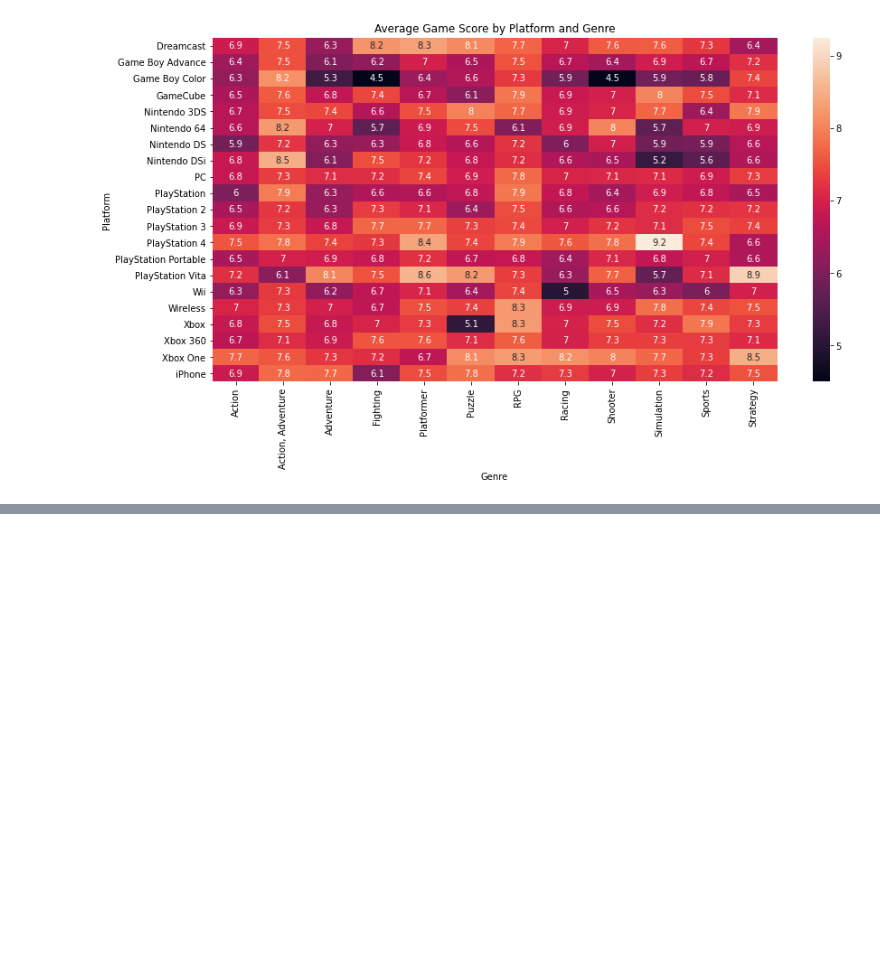
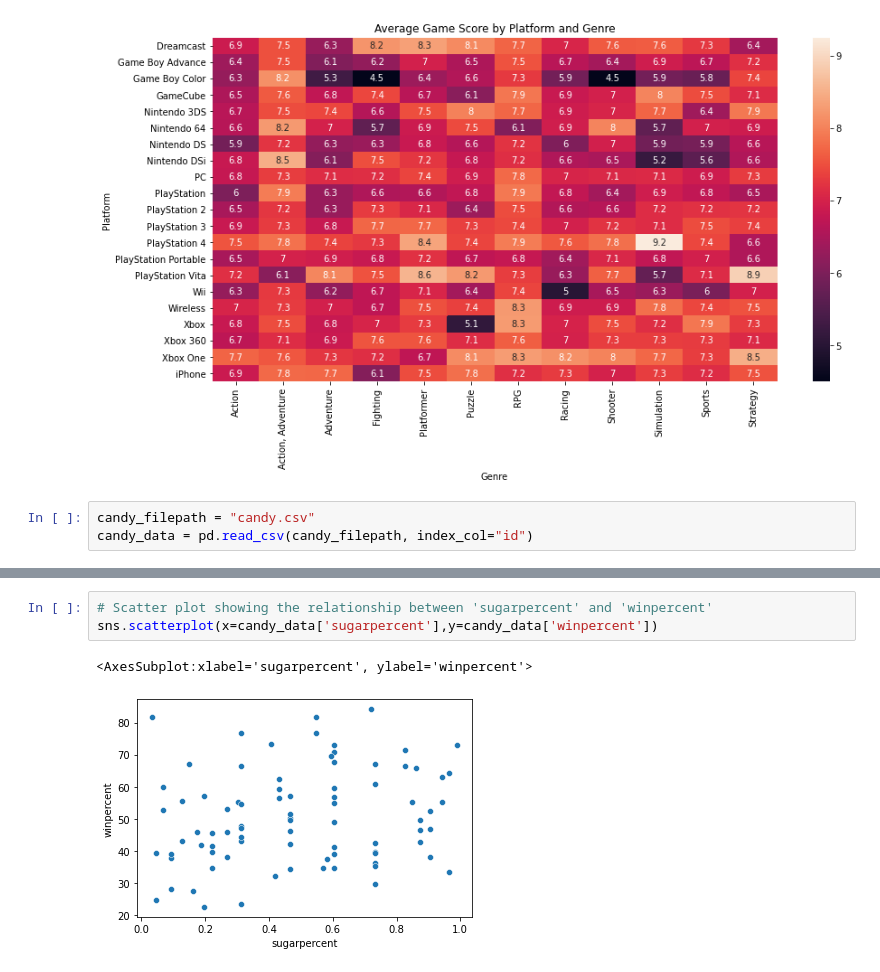
Before and after one commit to shoyo001/Projects, a Jupyter notebook: DataVisualization/Charts.ipynb, the cells around one changed output, grey strips where cells are left out. Saved outputs shown, nothing was run; the diff lists cells and outputs as text; blank space fills up the shorter version.

```diff
--- a/DataVisualization/Charts.ipynb
+++ b/DataVisualization/Charts.ipynb
@@ -70,3 +70,6 @@ plt.xlabel("Genre")
 # %% [output]
 Text(0.5, 42.0, 'Genre')
 [figure]
+# %%
+candy_filepath = "candy.csv"
+candy_data = pd.read_csv(candy_filepath, index_col="id")
@@ -72,0 +87,6 @@ Text(0.5, 42.0, 'Genre')
+# %%
+# Scatter plot showing the relationship between 'sugarpercent' and 'winpercent'
+sns.scatterplot(x=candy_data['sugarpercent'],y=candy_data['winpercent'])
+# %% [output]
+<AxesSubplot:xlabel='sugarpercent', ylabel='winpercent'>
+[figure, added]
```
Also changed, not shown: parts of 5 cells of this notebook, 1 other file.
